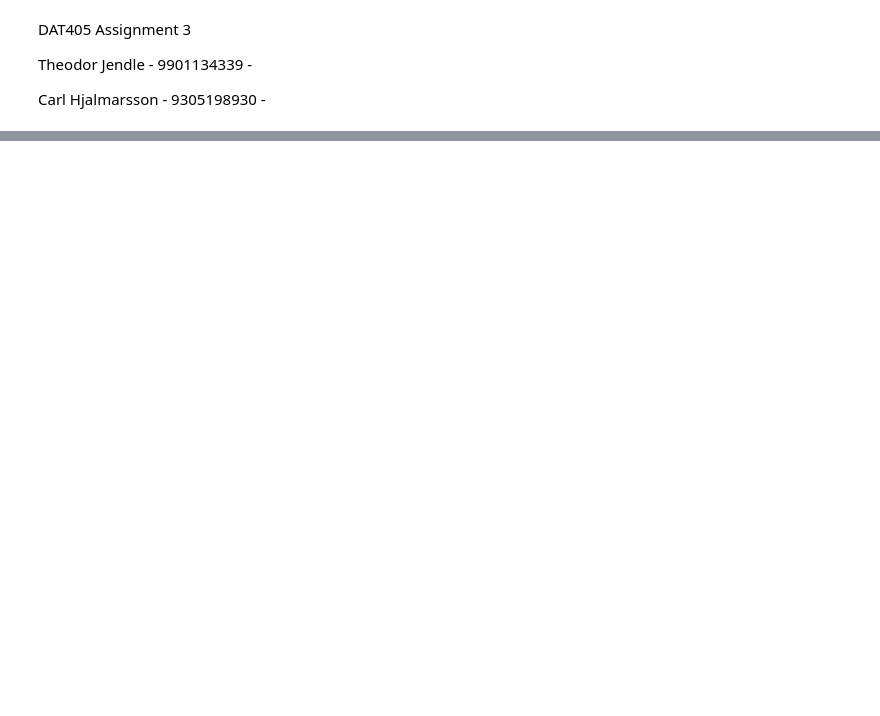
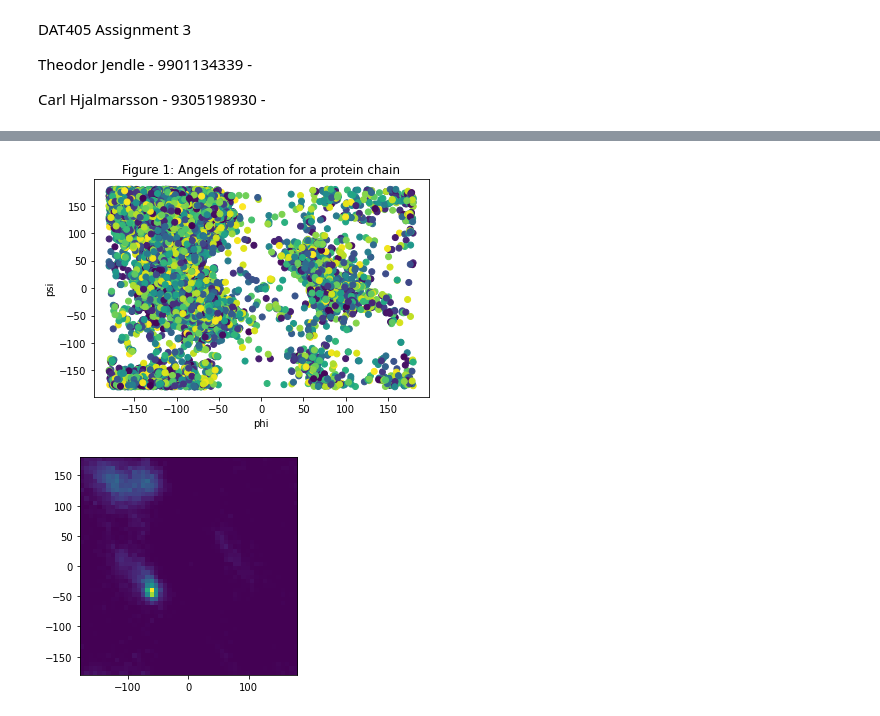
Before and after one commit to carljvh/intro-to-datascience-and-AI, a Jupyter notebook: assignment-3/problem3_1.ipynb, the cells around one changed output, grey strips where cells are left out. Cells and saved outputs as stored; diff of their text form; code cells hidden in the pictures; blank space fills up the shorter version.

```diff
--- a/assignment-3/problem3_1.ipynb
+++ b/assignment-3/problem3_1.ipynb
@@ -31,36 +31,33 @@ prot_angles
 # %%
 import numpy as np
 import matplotlib.pyplot as plt
 import pandas as pd
 import statistics as st
 from sklearn import datasets
 import os
 from sklearn.datasets import make_blobs
 import matplotlib.pyplot as plt
 from sklearn.cluster import KMeans
 
-data_folder = "data"
-protein_file = os.path.join(data_folder, "assignment3-data.csv")
-protein_data = pd.read_csv(protein_file, index_col = False)
+protein_data = pd.read_csv("assignment3-data.csv", index_col = False)
 
 phi_data = protein_data["phi"]
 psi_data = protein_data["psi"]
-
-#for ix in range(len(protein_data)):
-#    phi_data[ix] = protein_data.phi[ix]
-#    psi_data[ix] = protein_data.phi[ix]
 
 N = len(phi_data)
 colors = np.random.rand(N)
 plt.scatter(phi_data, psi_data, c = colors)
 plt.xlabel("phi")
 plt.ylabel("psi")
 plt.title("Figure 1: Angels of rotation for a protein chain")
 plt.show()
 
 heatmap, xedges, yedges = np.histogram2d(phi_data, psi_data, bins=50)
 extent = [xedges[0], xedges[-1], yedges[0], yedges[-1]]
 
 plt.clf()
 plt.imshow(heatmap.T, extent=extent, origin='lower')
 plt.show()
+# %% [output]
+[figure, added]
+[figure, added]
```
Also changed, not shown: parts of 2 cells of this notebook, 1 other file.
